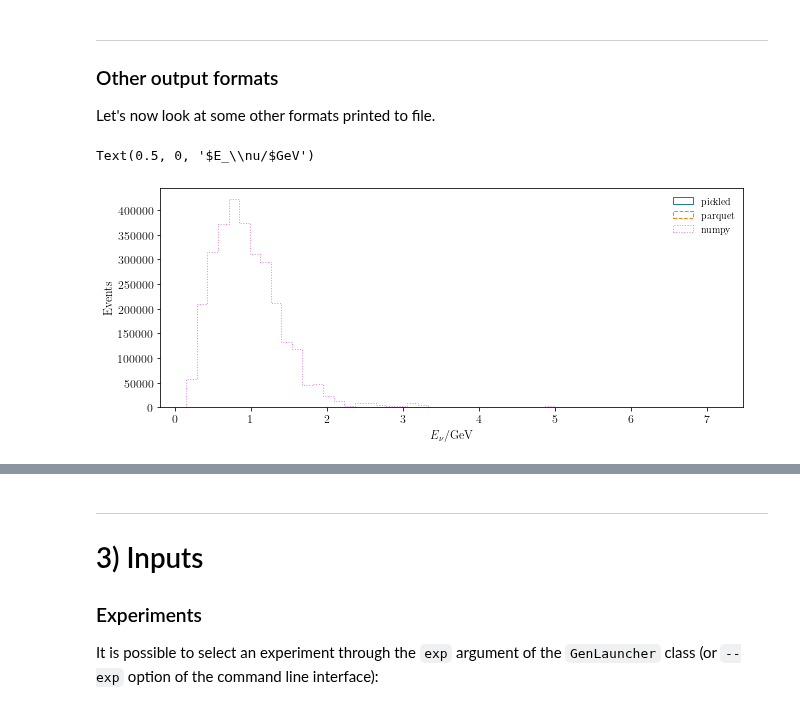
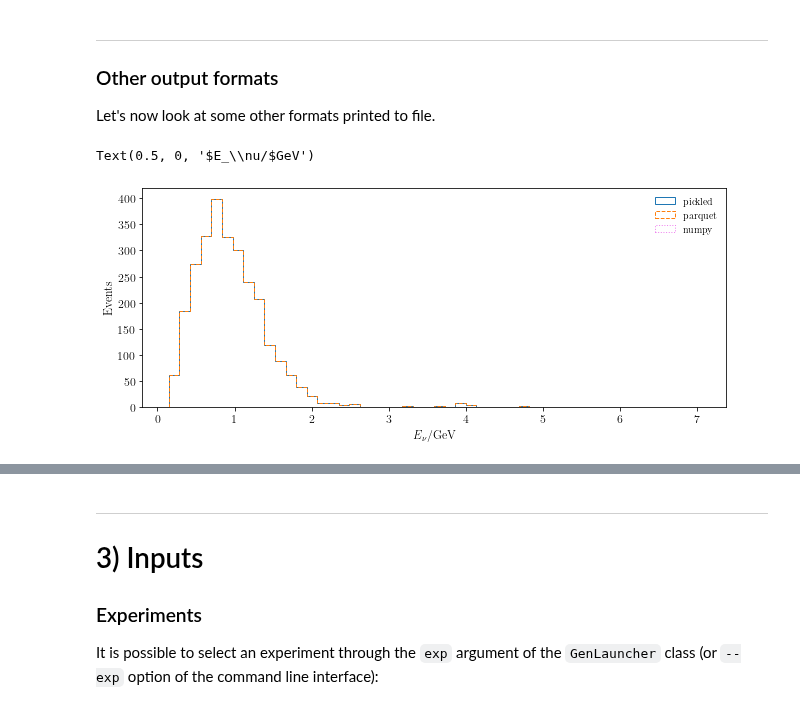
Before and after one commit to mhostert/DarkNews-generator, a Jupyter notebook: examples/Example_0_start_here.ipynb, the cells around one changed output, grey strips where cells are left out. Saved outputs shown, nothing was run; the diff lists cells and outputs as text; code cells hidden in the pictures.

```diff
--- a/examples/Example_0_start_here.ipynb
+++ b/examples/Example_0_start_here.ipynb
@@ -363,17 +244,19 @@ evt = hepevt_file.read_event
 # %%
 # and now histogram neutrino energy as an example
 fig, ax = dn.plot_tools.std_fig(figsize=(10,4))
 
 _=ax.hist(df_p['P_projectile','0'], weights=df_p['w_event_rate',''], bins=50, histtype='step', label='pickled')
 _=ax.hist(df_p_pq['P_projectile','0'], weights=df_p_pq['w_event_rate',''], bins=50, ls='--', histtype='step', label='parquet')
-_=ax.hist(nd_a[:,0], weights=nd_a[:,-8], bins=50, ls=':', color='violet', histtype='step', label='numpy')
+
+# unfortunately, the columns of the numpy array format are not specified and the correspondence is done by hand
+_=ax.hist(nd_a[:,0], weights=nd_a[:,-4], bins=50, ls=':', color='violet', histtype='step', label='numpy')
 
 ax.legend()
 ax.set_ylabel('Events')
 ax.set_xlabel(r'$E_\nu/$GeV')
 # %% [output]
 Text(0.5, 0, '$E_\\nu/$GeV')
-[figure, old version]
+[figure, new version]
 # %%
 # Let's compute something more interesting: opening angle of e+e-
 
```
Also changed, not shown: parts of 18 cells of this notebook, 10 other files.
